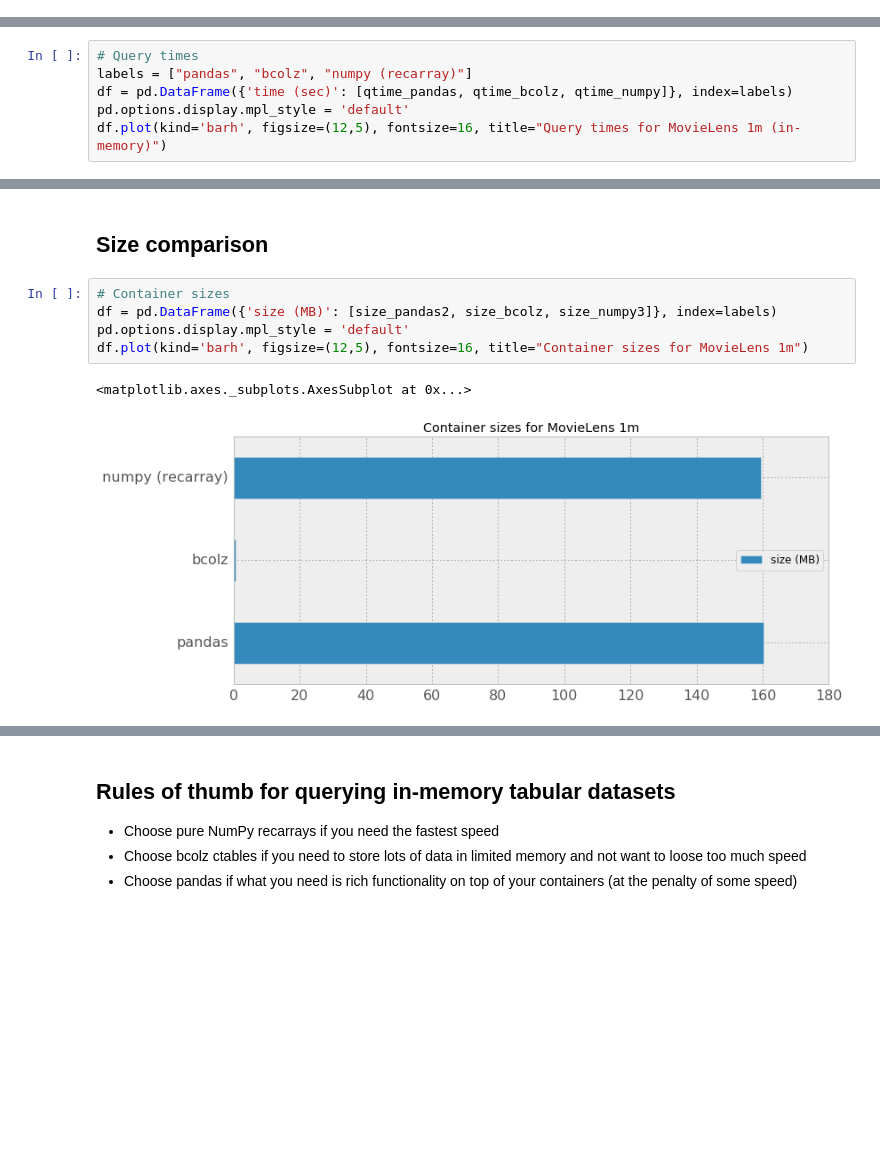
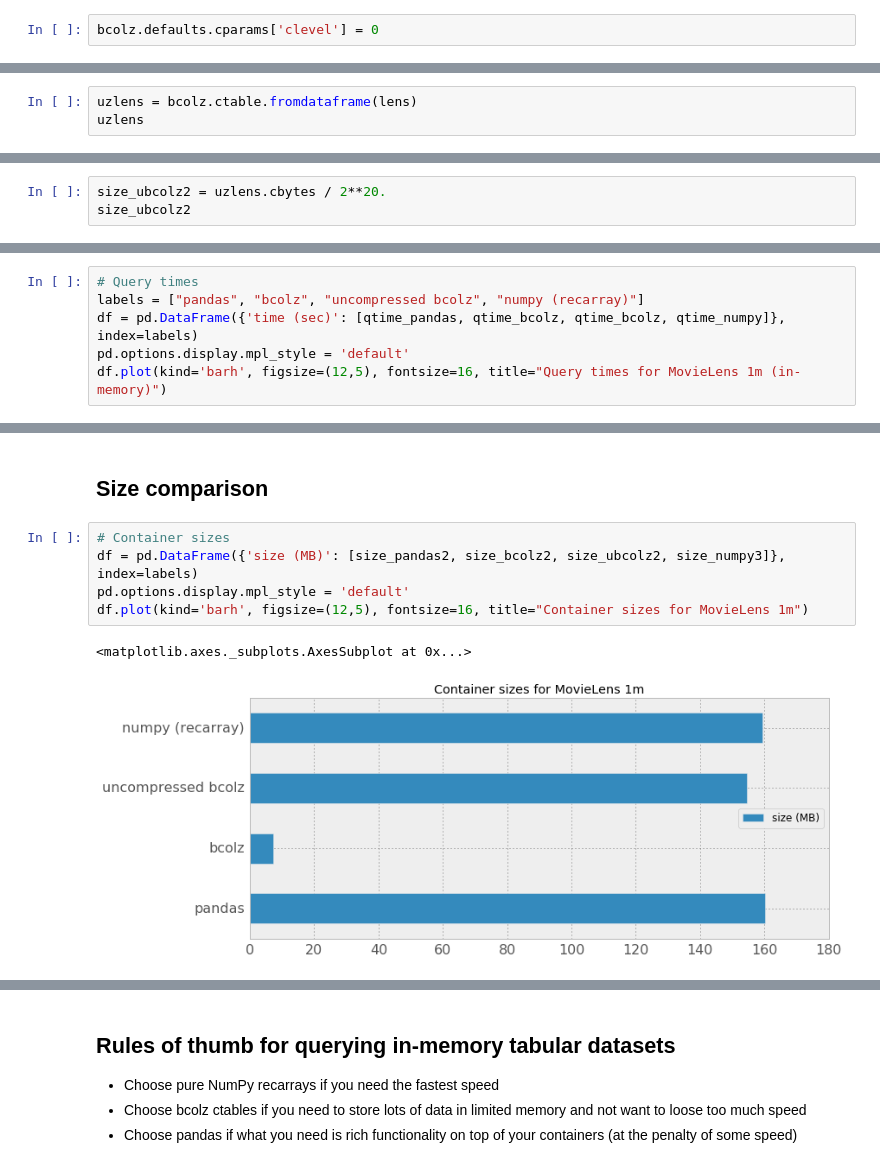
Before and after one commit to FrancescAlted/DataContainersTutorials, a Jupyter notebook: 3-In-Memory-Tables.ipynb, the cells around one changed output, grey strips where cells are left out. Saved outputs shown, nothing was run; the diff lists cells and outputs as text; blank space fills up the shorter version.

```diff
--- a/3-In-Memory-Tables.ipynb
+++ b/3-In-Memory-Tables.ipynb
@@ -216,0 +221,2 @@ In [22] used 0.023 MiB RAM in 0.002s, peaked 0.000 MiB above current, total RAM
+# %%
+bcolz.defaults.cparams['clevel'] = 0
@@ -216,0 +225,3 @@ In [22] used 0.023 MiB RAM in 0.002s, peaked 0.000 MiB above current, total RAM
+# %%
+uzlens = bcolz.ctable.fromdataframe(lens)
+uzlens
@@ -216,0 +246,3 @@ In [22] used 0.023 MiB RAM in 0.002s, peaked 0.000 MiB above current, total RAM
+# %%
+size_ubcolz2 = uzlens.cbytes / 2**20.
+size_ubcolz2
@@ -279,7 +337,7 @@ In [30] used 7.480 MiB RAM in 0.190s, peaked 0.000 MiB above current, total RAM
 # %%
 # Query times
-labels = ["pandas", "bcolz", "numpy (recarray)"]
-df = pd.DataFrame({'time (sec)': [qtime_pandas, qtime_bcolz, qtime_numpy]}, index=labels)
+labels = ["pandas", "bcolz", "uncompressed bcolz", "numpy (recarray)"]
+df = pd.DataFrame({'time (sec)': [qtime_pandas, qtime_bcolz, qtime_bcolz, qtime_numpy]}, index=labels)
 pd.options.display.mpl_style = 'default'
 df.plot(kind='barh', figsize=(12,5), fontsize=16, title="Query times for MovieLens 1m (in-memory)")
 # %% [output]
@@ -290,9 +352,9 @@ In [33] used 6.109 MiB RAM in 0.294s, peaked 0.000 MiB above current, total RAM
 ## Size comparison
 # %%
 # Container sizes
-df = pd.DataFrame({'size (MB)': [size_pandas2, size_bcolz, size_numpy3]}, index=labels)
+df = pd.DataFrame({'size (MB)': [size_pandas2, size_bcolz2, size_ubcolz2, size_numpy3]}, index=labels)
 pd.options.display.mpl_style = 'default'
 df.plot(kind='barh', figsize=(12,5), fontsize=16, title="Container sizes for MovieLens 1m")
 # %% [output]
 <matplotlib.axes._subplots.AxesSubplot at 0x...>
-[figure, old version]
+[figure, new version]
```
Also changed, not shown: parts of 43 cells of this notebook, 2 other files.
